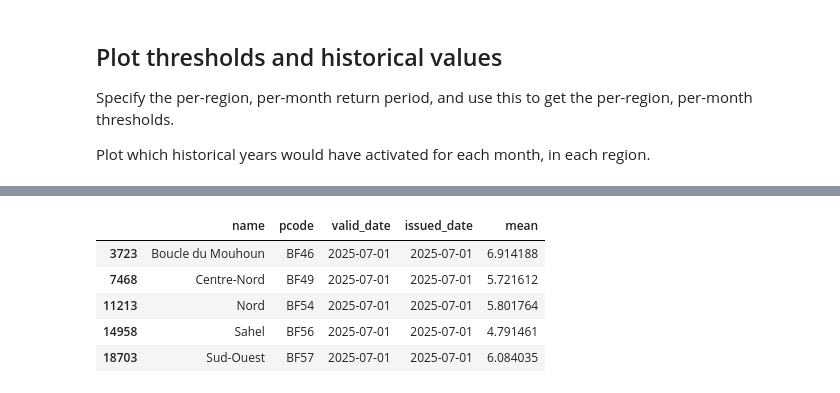
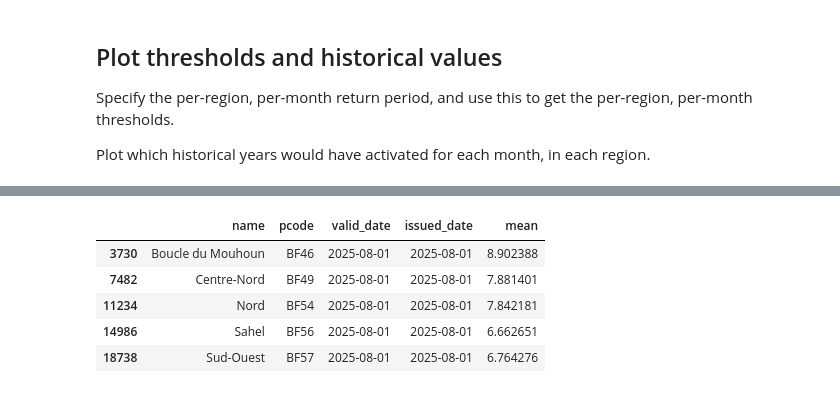
Before and after one commit to OCHA-DAP/ds-aa-bfa-flooding, a Jupyter notebook: analysis/seas5_trigger_individual_extraregions.ipynb, the cells around one changed output, grey strips where cells are left out. Cells and saved outputs as stored; diff of their text form; code cells hidden in the pictures.

```diff
--- a/analysis/seas5_trigger_individual_extraregions.ipynb
+++ b/analysis/seas5_trigger_individual_extraregions.ipynb
@@ -270,12 +318,12 @@ Looks like we would've actually triggered for Sud-Ouest
 # %%
 df_seas5_grouped[
-    (df_seas5_grouped["valid_date"] == "2025-07-01")
-    & (df_seas5_grouped["issued_date"] == "2025-07-01")
+    (df_seas5_grouped["valid_date"] == "2025-08-01")
+    & (df_seas5_grouped["issued_date"] == "2025-08-01")
 ]
 # %% [output]
 |  | name | pcode | valid_date | issued_date | mean |
-| 3723 | Boucle du Mouhoun | BF46 | 2025-07-01 | 2025-07-01 | 6.914188 |
-| 7468 | Centre-Nord | BF49 | 2025-07-01 | 2025-07-01 | 5.721612 |
-| 11213 | Nord | BF54 | 2025-07-01 | 2025-07-01 | 5.801764 |
-| 14958 | Sahel | BF56 | 2025-07-01 | 2025-07-01 | 4.791461 |
-| 18703 | Sud-Ouest | BF57 | 2025-07-01 | 2025-07-01 | 6.084035 |
+| 3730 | Boucle du Mouhoun | BF46 | 2025-08-01 | 2025-08-01 | 8.902388 |
+| 7482 | Centre-Nord | BF49 | 2025-08-01 | 2025-08-01 | 7.881401 |
+| 11234 | Nord | BF54 | 2025-08-01 | 2025-08-01 | 7.842181 |
+| 14986 | Sahel | BF56 | 2025-08-01 | 2025-08-01 | 6.662651 |
+| 18738 | Sud-Ouest | BF57 | 2025-08-01 | 2025-08-01 | 6.764276 |
```
Also changed, not shown: parts of 10 cells of this notebook, 1 other file.
